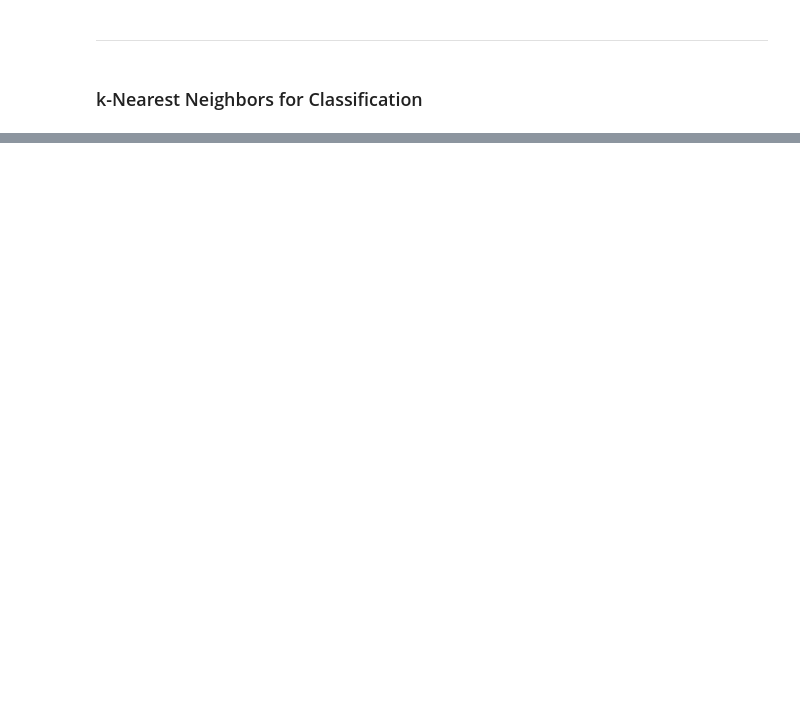
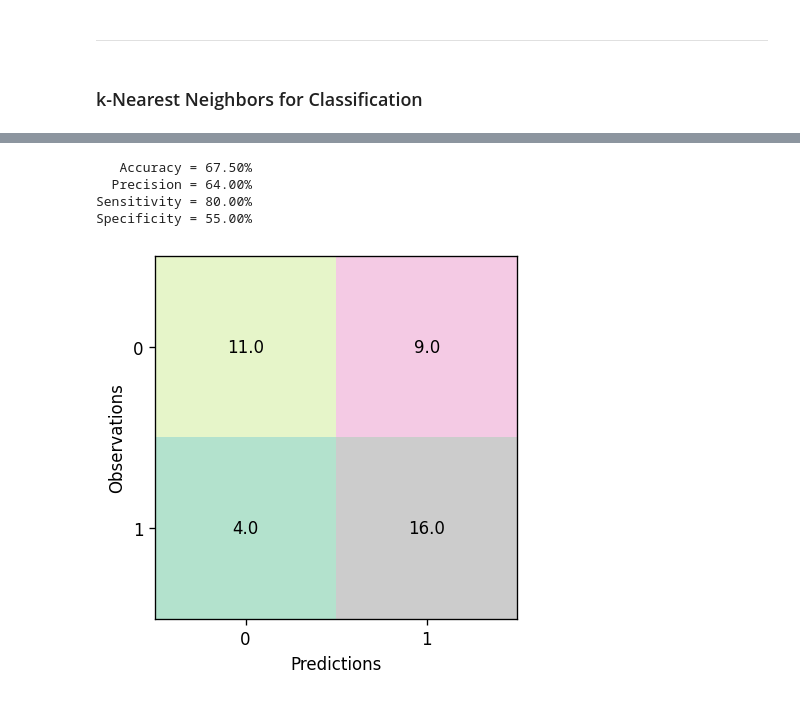
Before and after one commit to irisfield/sorting-algorithms-classification, a Jupyter notebook: classification_analysis.ipynb, the cells around one changed output, grey strips where cells are left out. Cells and saved outputs as stored; diff of their text form; code cells hidden in the pictures; blank space fills up the shorter version.

```diff
--- a/classification_analysis.ipynb
+++ b/classification_analysis.ipynb
@@ -320,0 +368,3 @@ Specificity = 100.00%
+# %%
+logit_model = smf.logit("SortType ~ ArraySize + AverageTime + ArrayType_Equal + ArrayType_Increasing", data = tests1).fit()
+logit_model.summary2()
@@ -320,0 +389,10 @@ Specificity = 100.00%
+# %%
+cmatrix_logit = logit_model.pred_table()
+show_matrix(cmatrix_logit)
+evaluation_metrics(cmatrix_logit)
+# %% [output]
+   Accuracy = 67.50%
+  Precision = 64.00%
+Sensitivity = 80.00%
+Specificity = 55.00%
+[figure, added]
```
Also changed, not shown: parts of 19 cells of this notebook.
